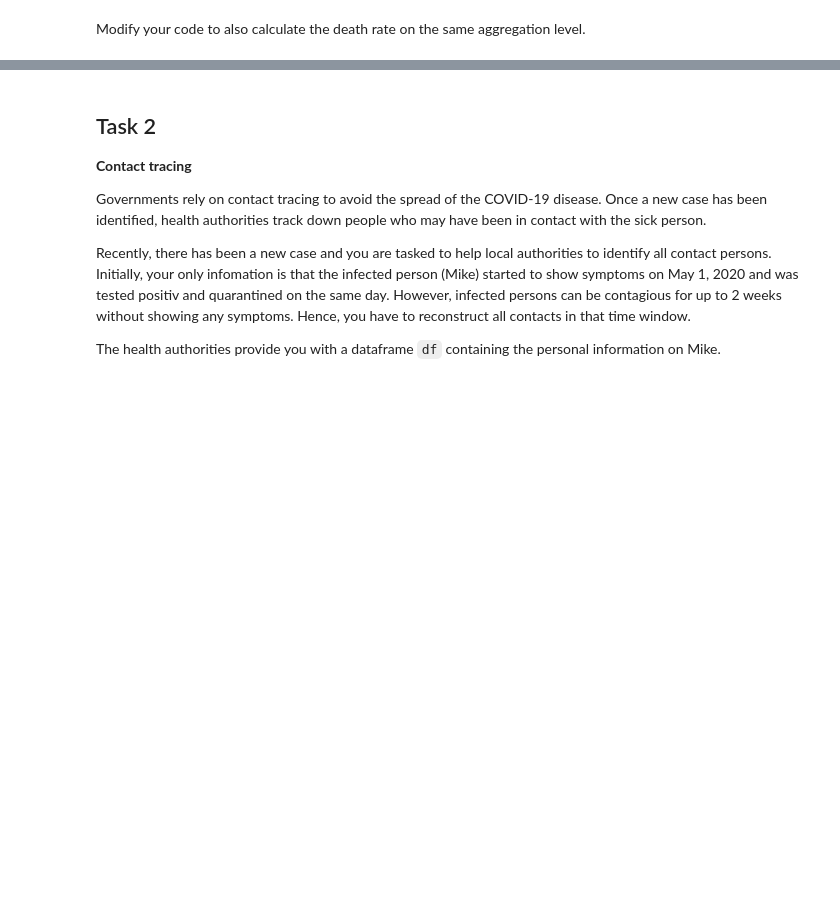
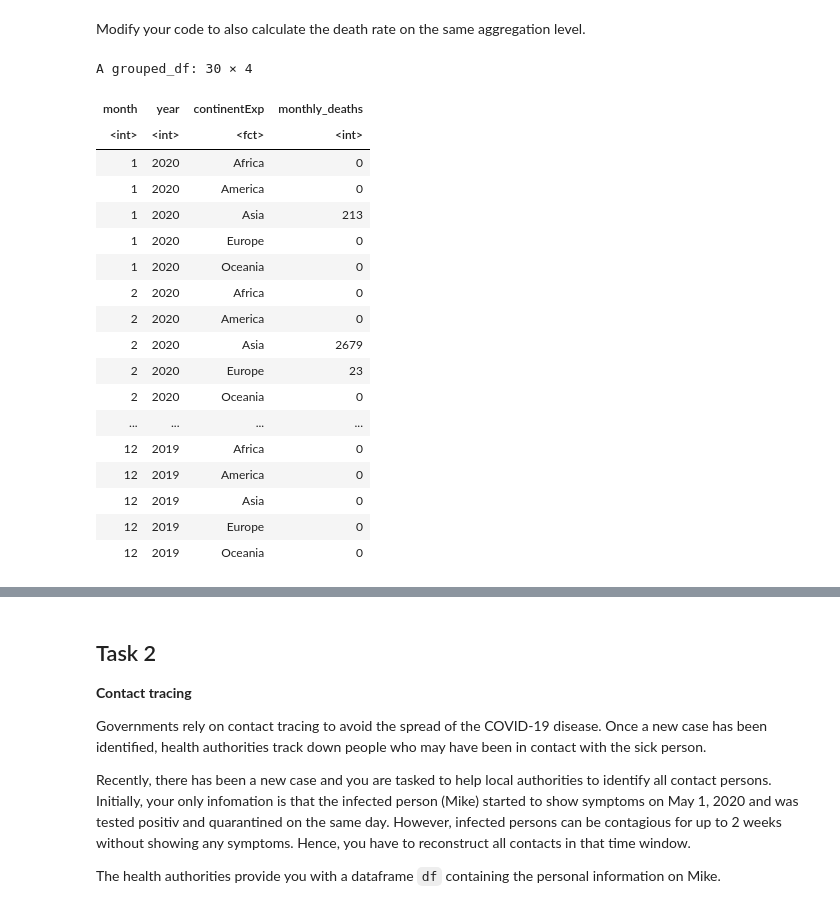
Before and after one commit to michiWS1920/ADS20, a Jupyter notebook: ADS_Programming_Assignment_1.ipynb, the cells around one changed output, grey strips where cells are left out. Drawn from its saved outputs; the diff is of its cells as text; code cells hidden in the pictures; blank space fills up the shorter version.

```diff
--- a/ADS_Programming_Assignment_1.ipynb
+++ b/ADS_Programming_Assignment_1.ipynb
@@ -378,0 +396,25 @@ Modify your code to also calculate the death rate on the same aggregation level.
+# %%
+covid_continent %>%
+group_by(month, year, continentExp) %>%
+summarise(monthly_deaths = sum(deaths)) -> monthly_deaths
+monthly_deaths
+# %% [output]
+A grouped_df: 30 × 4
+| month | year | continentExp | monthly_deaths |
+| <int> | <int> | <fct> | <int> |
+| 1 | 2020 | Africa | 0 |
+| 1 | 2020 | America | 0 |
+| 1 | 2020 | Asia | 213 |
+| 1 | 2020 | Europe | 0 |
+| 1 | 2020 | Oceania | 0 |
+| 2 | 2020 | Africa | 0 |
+| 2 | 2020 | America | 0 |
+| 2 | 2020 | Asia | 2679 |
+| 2 | 2020 | Europe | 23 |
+| 2 | 2020 | Oceania | 0 |
+| ... | ... | ... | ... |
+| 12 | 2019 | Africa | 0 |
+| 12 | 2019 | America | 0 |
+| 12 | 2019 | Asia | 0 |
+| 12 | 2019 | Europe | 0 |
+| 12 | 2019 | Oceania | 0 |
```
Also changed, not shown: parts of 6 cells of this notebook.
